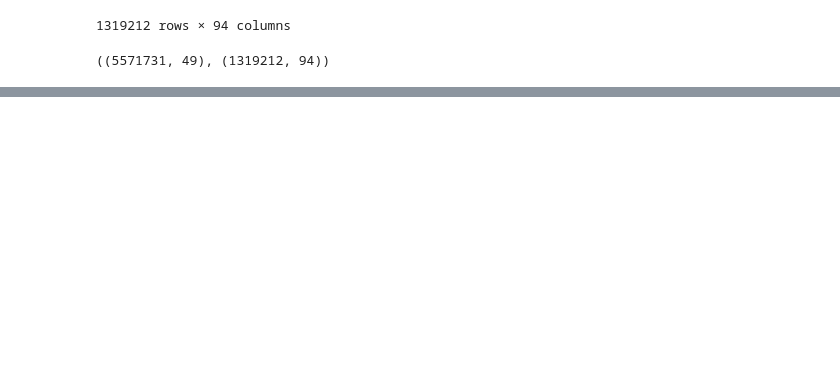
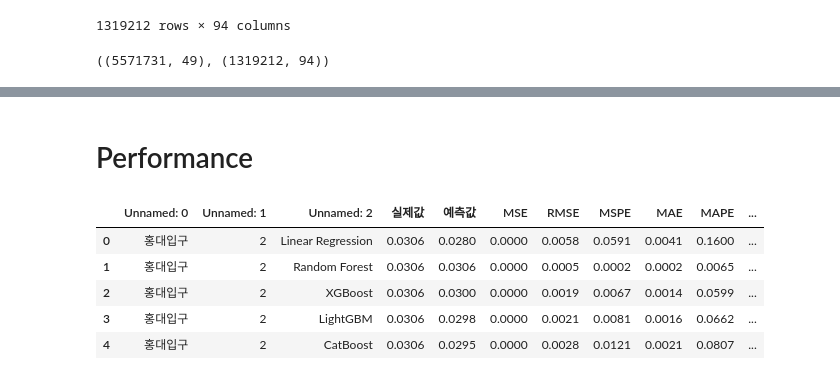
Before and after one commit to thekimk/DEBA-Research, a Jupyter notebook: Project-SubwayPrediction/SubwayPrediction_KK.ipynb, the cells around one changed output, grey strips where cells are left out. Cells and saved outputs as stored; diff of their text form; code cells hidden in the pictures; blank space fills up the shorter version.

```diff
--- a/Project-SubwayPrediction/SubwayPrediction_KK.ipynb
+++ b/Project-SubwayPrediction/SubwayPrediction_KK.ipynb
@@ -201,0 +132,16 @@ Launching server at http://localhost:10873
+# %% [markdown]
+# Performance
+# %%
+# 데이터로딩
+file_location=r'C:\DataScience\[DEBA]\Project-SubwayPrediction\Result\Performance_DataWizardd.xlsx'
+df_result1 = pd.read_excel(file_location, sheet_name='승강장혼잡도(1)', header=1)
+df_result2 = pd.read_excel(file_location, sheet_name='승강장혼잡도(2)', header=1)
+df_result3 = pd.read_excel(file_location, sheet_name='승하차인원', header=1)
+display(df_result1.head(), df_result2.head(), df_result3.head())
+# %% [output]
+|  | Unnamed: 0 | Unnamed: 1 | Unnamed: 2 | 실제값 | 예측값 | MSE | RMSE | MSPE | MAE | MAPE | ... |
+| 0 | 홍대입구 | 2 | Linear Regression | 0.0306 | 0.0280 | 0.0000 | 0.0058 | 0.0591 | 0.0041 | 0.1600 | ... |
+| 1 | 홍대입구 | 2 | Random Forest | 0.0306 | 0.0306 | 0.0000 | 0.0005 | 0.0002 | 0.0002 | 0.0065 | ... |
+| 2 | 홍대입구 | 2 | XGBoost | 0.0306 | 0.0300 | 0.0000 | 0.0019 | 0.0067 | 0.0014 | 0.0599 | ... |
+| 3 | 홍대입구 | 2 | LightGBM | 0.0306 | 0.0298 | 0.0000 | 0.0021 | 0.0081 | 0.0016 | 0.0662 | ... |
+| 4 | 홍대입구 | 2 | CatBoost | 0.0306 | 0.0295 | 0.0000 | 0.0028 | 0.0121 | 0.0021 | 0.0807 | ... |
```
Also changed, not shown: parts of 7 cells of this notebook.
